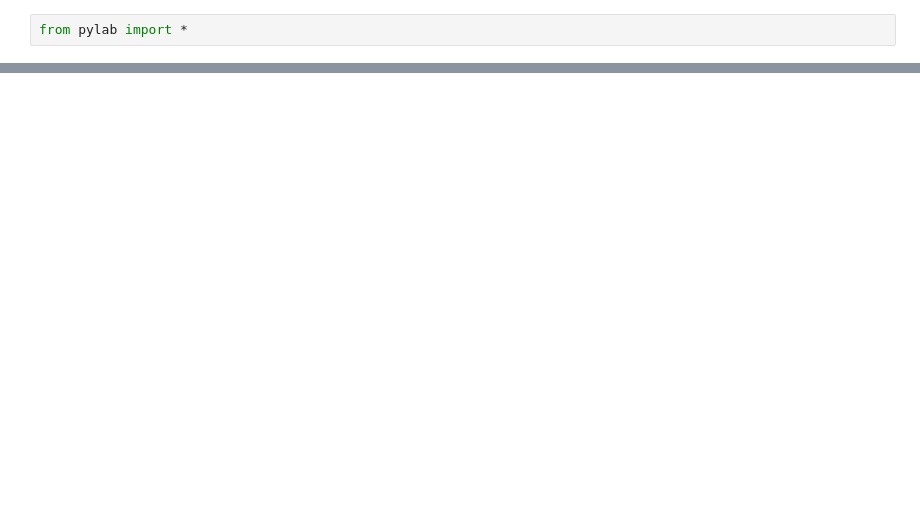
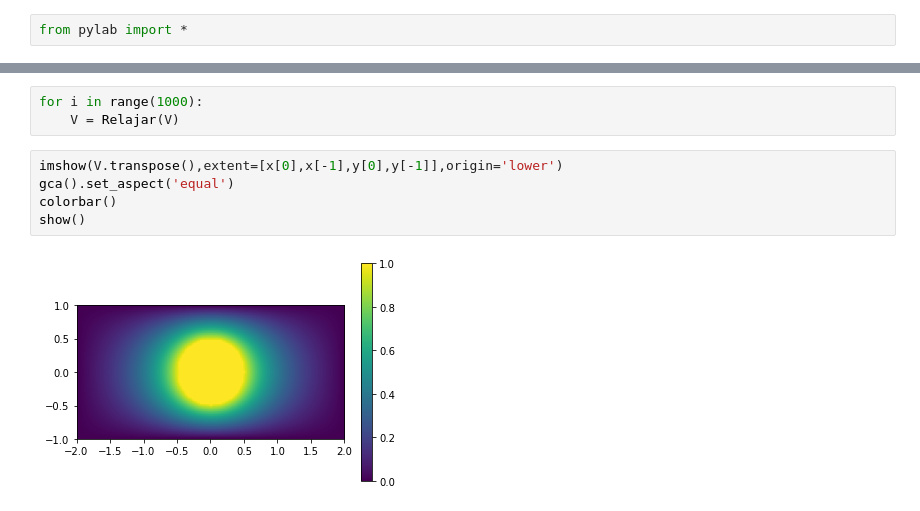
Before and after one commit to richmf/Fisica-Computacional-clases, a Jupyter notebook: Met Jacobi.ipynb, the cells around one changed output, grey strips where cells are left out. Cells and saved outputs as stored; diff of their text form; blank space fills up the shorter version.

```diff
--- a/Met Jacobi.ipynb
+++ b/Met Jacobi.ipynb
@@ -21,0 +32,10 @@ show()
+# %%
+for i in range(1000):
+    V = Relajar(V)
+# %%
+imshow(V.transpose(),extent=[x[0],x[-1],y[0],y[-1]],origin='lower')
+gca().set_aspect('equal')
+colorbar()
+show()
+# %% [output]
+[figure, added]
```
Also changed, not shown: parts of 4 cells of this notebook.
